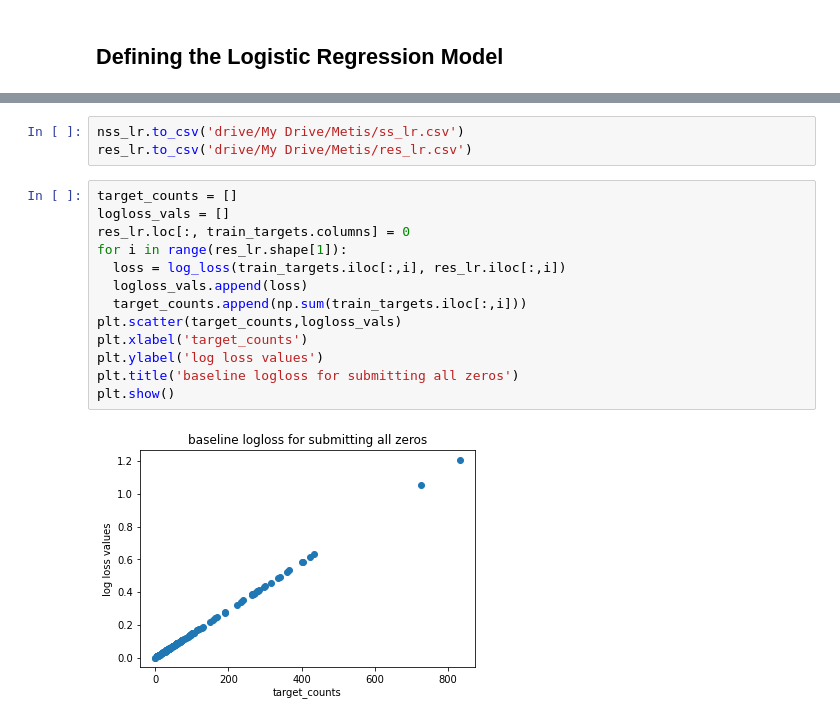
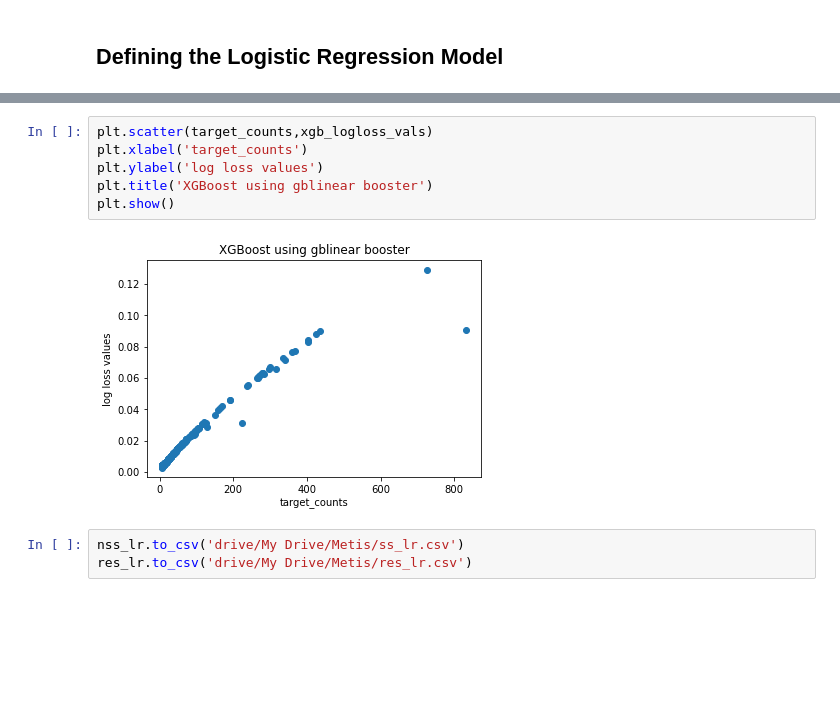
Before and after one commit to rlew631/Drug-Methods-of-Action, a Jupyter notebook: RAPIDS_logistic_rergression_w_undersampling.ipynb, the cells around one changed output, grey strips where cells are left out. Drawn from its saved outputs; the diff is of its cells as text; blank space fills up the shorter version.

```diff
--- a/RAPIDS_logistic_rergression_w_undersampling.ipynb
+++ b/RAPIDS_logistic_rergression_w_undersampling.ipynb
@@ -325,18 +451,11 @@ After manually eliminating control groups: 0.07559902047429726
+# %%
+plt.scatter(target_counts,xgb_logloss_vals)
+plt.xlabel('target_counts')
+plt.ylabel('log loss values')
+plt.title('XGBoost using gblinear booster')
+plt.show()
+# %% [output]
+[figure, added]
 # %%
 nss_lr.to_csv('drive/My Drive/Metis/ss_lr.csv')
 res_lr.to_csv('drive/My Drive/Metis/res_lr.csv')
-# %%
-target_counts = []
-logloss_vals = []
-res_lr.loc[:, train_targets.columns] = 0
-for i in range(res_lr.shape[1]):
-  loss = log_loss(train_targets.iloc[:,i], res_lr.iloc[:,i])
-  logloss_vals.append(loss)
-  target_counts.append(np.sum(train_targets.iloc[:,i]))
-plt.scatter(target_counts,logloss_vals)
-plt.xlabel('target_counts')
-plt.ylabel('log loss values')
-plt.title('baseline logloss for submitting all zeros')
-plt.show()
-# %% [output]
-[figure, removed]
```
Also changed, not shown: parts of 30 cells of this notebook.
